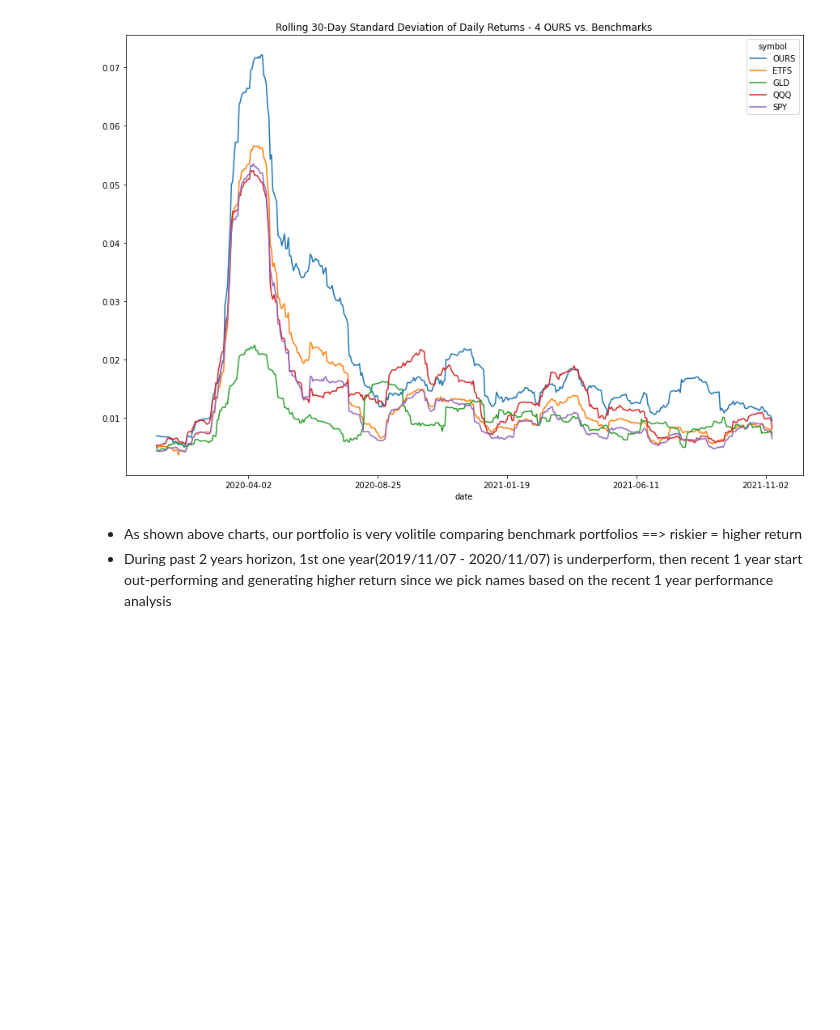
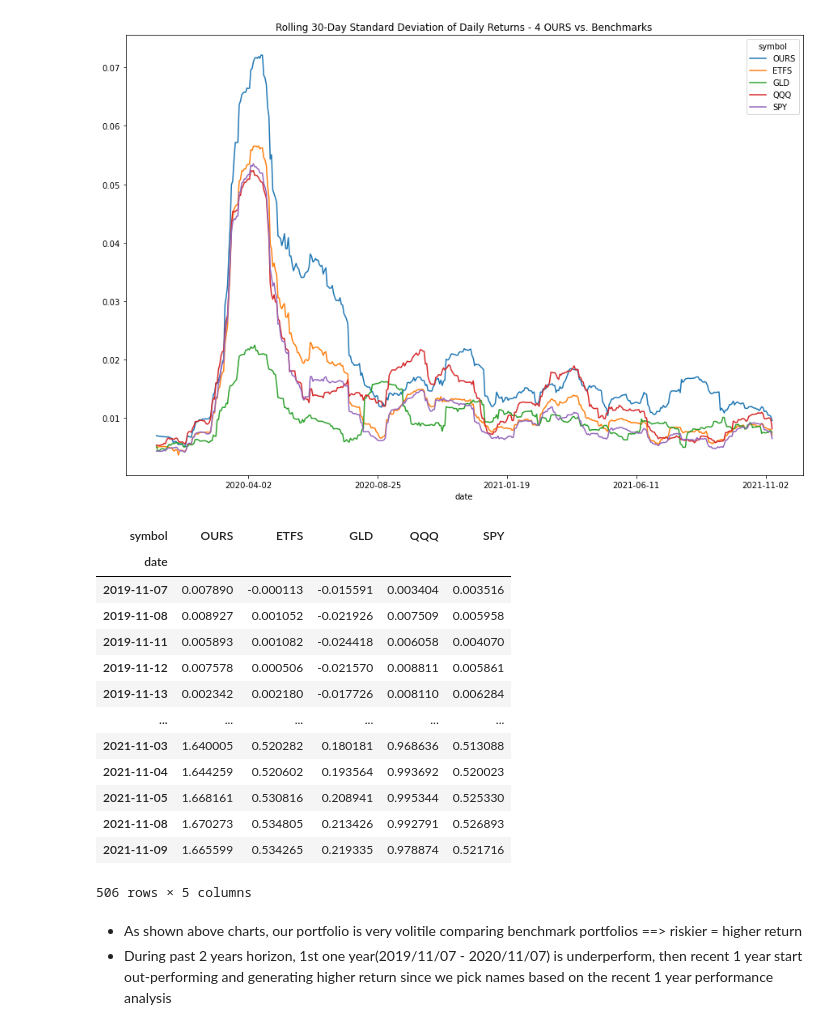
Before and after one commit to mingluuu/ETF_Portfolio_Top_Performers, a Jupyter notebook: ETF_analyzer_POC.ipynb, the cells around one changed output. Saved outputs shown, nothing was run; the diff lists cells and outputs as text; code cells hidden in the pictures; blank space fills up the shorter version.

```diff
--- a/ETF_analyzer_POC.ipynb
+++ b/ETF_analyzer_POC.ipynb
@@ -282,6 +275,23 @@ agg_daily_return_matrix.rolling(window=30).std().plot(figsize=(15,10), title='Ro
 # %% [output]
 <AxesSubplot:title={'center':'Rolling 30-Day Standard Deviation of Daily Returns - 4 OURS vs. Benchmarks'}, xlabel='date'>
 [figure]
+# %%
+agg_cumulative_return_matrix
+# %% [output]
+| symbol | OURS | ETFS | GLD | QQQ | SPY |
+| date |  |  |  |  |  |
+| 2019-11-07 | 0.007890 | -0.000113 | -0.015591 | 0.003404 | 0.003516 |
+| 2019-11-08 | 0.008927 | 0.001052 | -0.021926 | 0.007509 | 0.005958 |
+| 2019-11-11 | 0.005893 | 0.001082 | -0.024418 | 0.006058 | 0.004070 |
+| 2019-11-12 | 0.007578 | 0.000506 | -0.021570 | 0.008811 | 0.005861 |
+| 2019-11-13 | 0.002342 | 0.002180 | -0.017726 | 0.008110 | 0.006284 |
+| ... | ... | ... | ... | ... | ... |
+| 2021-11-03 | 1.640005 | 0.520282 | 0.180181 | 0.968636 | 0.513088 |
+| 2021-11-04 | 1.644259 | 0.520602 | 0.193564 | 0.993692 | 0.520023 |
+| 2021-11-05 | 1.668161 | 0.530816 | 0.208941 | 0.995344 | 0.525330 |
+| 2021-11-08 | 1.670273 | 0.534805 | 0.213426 | 0.992791 | 0.526893 |
+| 2021-11-09 | 1.665599 | 0.534265 | 0.219335 | 0.978874 | 0.521716 |
+506 rows × 5 columns
 # %% [markdown]
 - As shown above charts, our portfolio is very volitile comparing benchmark portfolios ==>  riskier = higher return
 - During past 2 years horizon, 1st one year(2019/11/07 - 2020/11/07) is underperform, then recent 1 year start out-performing and generating higher return
```
Also changed, not shown: parts of 22 cells of this notebook, 7 other files.
